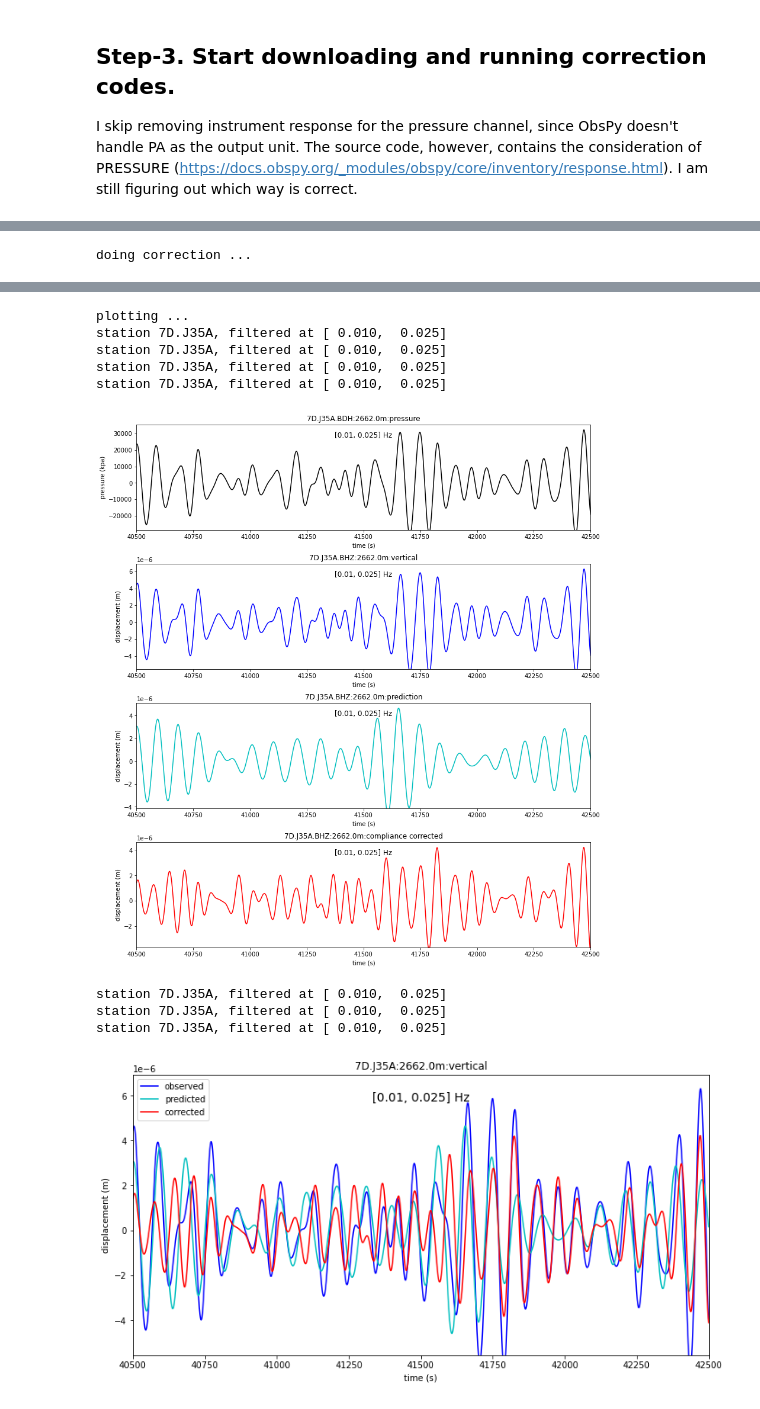
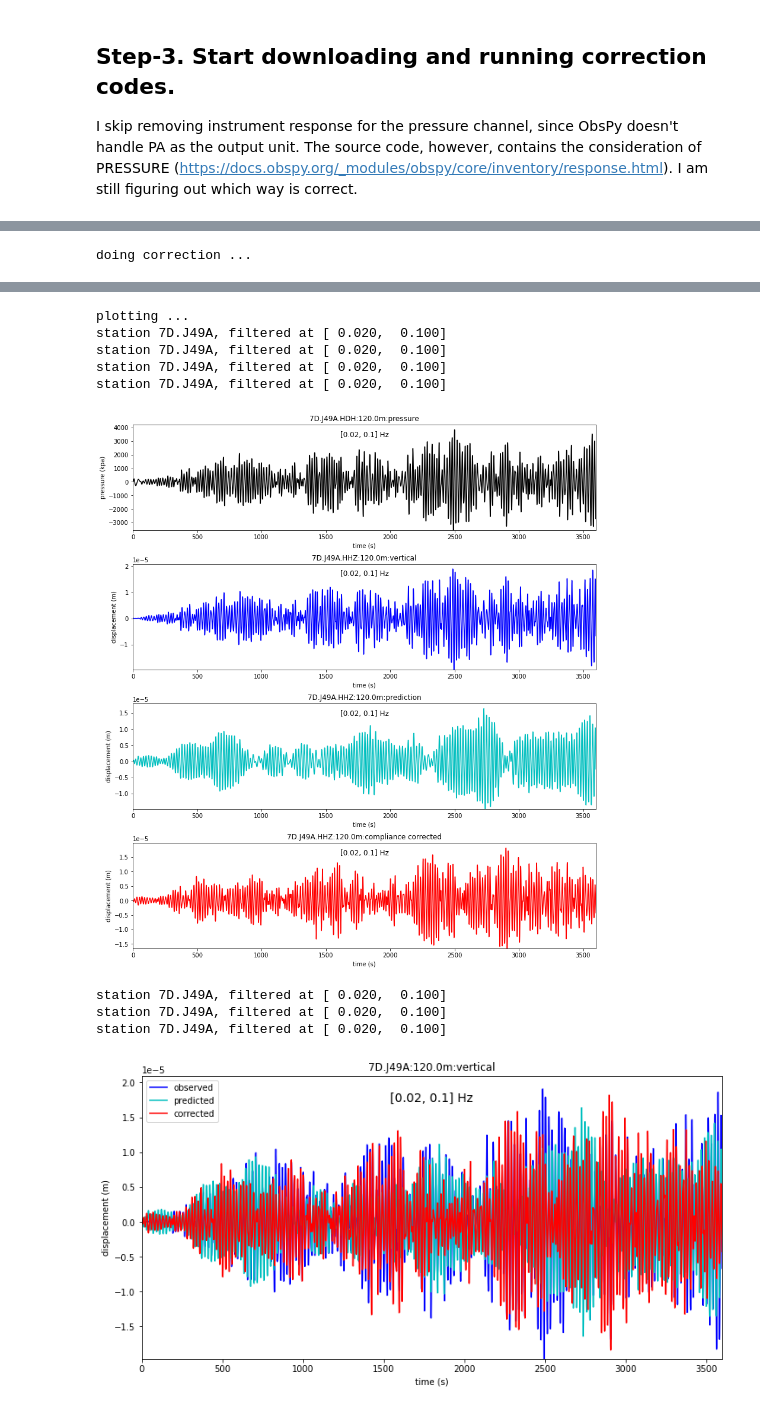
Before and after one commit to xtyangpsp/SeisGo, a Jupyter notebook: OBS/TCcorrection_examples_continous.ipynb, the cells around one changed output, grey strips where cells are left out. Drawn from its saved outputs; the diff is of its cells as text; code cells hidden in the pictures.

```diff
--- a/OBS/TCcorrection_examples_continous.ipynb
+++ b/OBS/TCcorrection_examples_continous.ipynb
@@ -32,10 +32,10 @@ We use the same day as Bell et al. (BSSA, 2015). Station 7D.J35A was used by the
 # get data from IRIS web service
 client    = Client('IRIS')
 netlist="7D"
-stalist=["J35A"]#["G03A","J35A","J44A","J65A"]
+stalist=["J49A"]#["G03A","J35A","J44A","J65A"]
 Pchanlist=["HDH","BDH"] #pressure channels
-starttime = obspy.UTCDateTime("2012_01_21_0_0_0")
-endtime   = obspy.UTCDateTime("2012_01_22_0_0_0")
+starttime = obspy.UTCDateTime("2012_03_04_0_0_0")
+endtime   = obspy.UTCDateTime("2012_03_05_0_0_0")
 stlamin,stlamax,stlomin,stlomax= 37.0,52.0,-133.0,-116.0
 rmresp=True #remove instrument response
 rmrespoutput="DISP"
@@ -135,7 +135,7 @@ for ista in stalist:
     #remove response from the two downloaded channels
     if rmresp:
         for it in range(len(trall)):
-            if it == 0: continue #skip pressure channel
+#             if it == 0: continue #skip pressure channel
             if not stinv[it][0][0][0].response:
                 raise ValueError('no response found in the inventory! abort!')
             else:
@@ -155,8 +155,10 @@ for ista in stalist:
     #get the transfer function
 #     freqmin=pfreqmin
 #     freqmax=np.around(maxcompfreq(np.abs(elv)),decimals=3)
-    freqmin=0.01
-    freqmax=0.025
+#     freqmin=0.01
+#     freqmax=0.025
+    freqmin=0.02
+    freqmax=0.1
     delta=1.0/samp_freq
     print("getting transfer function ...")
 #     trall[0].data=1000*trall[0].data #change from kpa to pa
@@ -177,8 +179,10 @@ for ista in stalist:
     print("plotting ...")
 #     tmin=np.max([trall[0].times()[0],trall[1].times()[0]])
 #     tmax=np.min([trall[0].times()[-1],trall[1].times()[-1]])
-    tmin=40500
-    tmax=42500
+#     tmin=40500
+#     tmax=42500
+    tmin=0
+    tmax=3600*24
     tlen=tmax-tmin
     if tlen>3600:tlen=3600 #only plot 1 hour now
 
@@ -201,10 +206,10 @@ doing correction ...
 plotting ...
-station 7D.J35A, filtered at [ 0.010,  0.025]
-station 7D.J35A, filtered at [ 0.010,  0.025]
-station 7D.J35A, filtered at [ 0.010,  0.025]
-station 7D.J35A, filtered at [ 0.010,  0.025]
+station 7D.J49A, filtered at [ 0.020,  0.100]
+station 7D.J49A, filtered at [ 0.020,  0.100]
+station 7D.J49A, filtered at [ 0.020,  0.100]
+station 7D.J49A, filtered at [ 0.020,  0.100]
-[figure, old version]
+[figure, new version]
-station 7D.J35A, filtered at [ 0.010,  0.025]
-station 7D.J35A, filtered at [ 0.010,  0.025]
-station 7D.J35A, filtered at [ 0.010,  0.025]
+station 7D.J49A, filtered at [ 0.020,  0.100]
+station 7D.J49A, filtered at [ 0.020,  0.100]
+station 7D.J49A, filtered at [ 0.020,  0.100]
-[figure, old version]
+[figure, new version]
```
Also changed, not shown: parts of 5 cells of this notebook, 1 other file.
